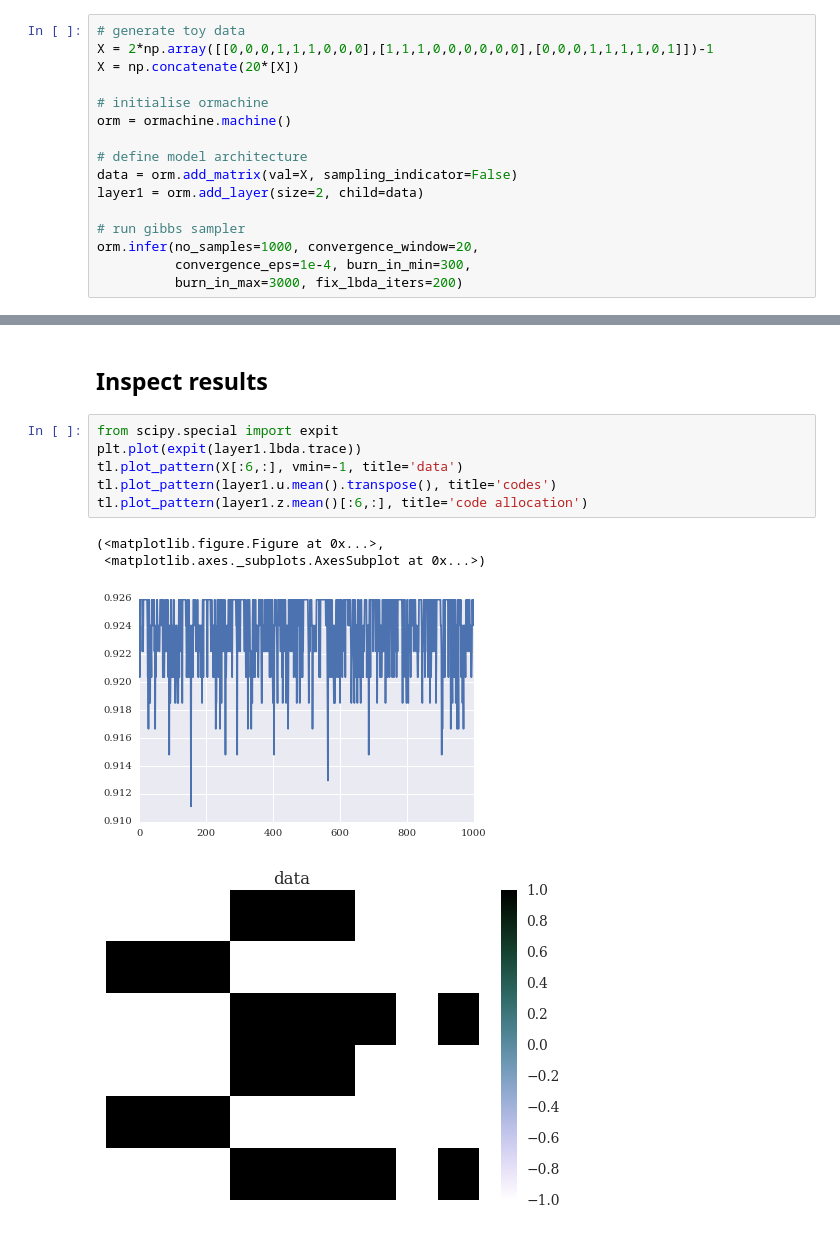
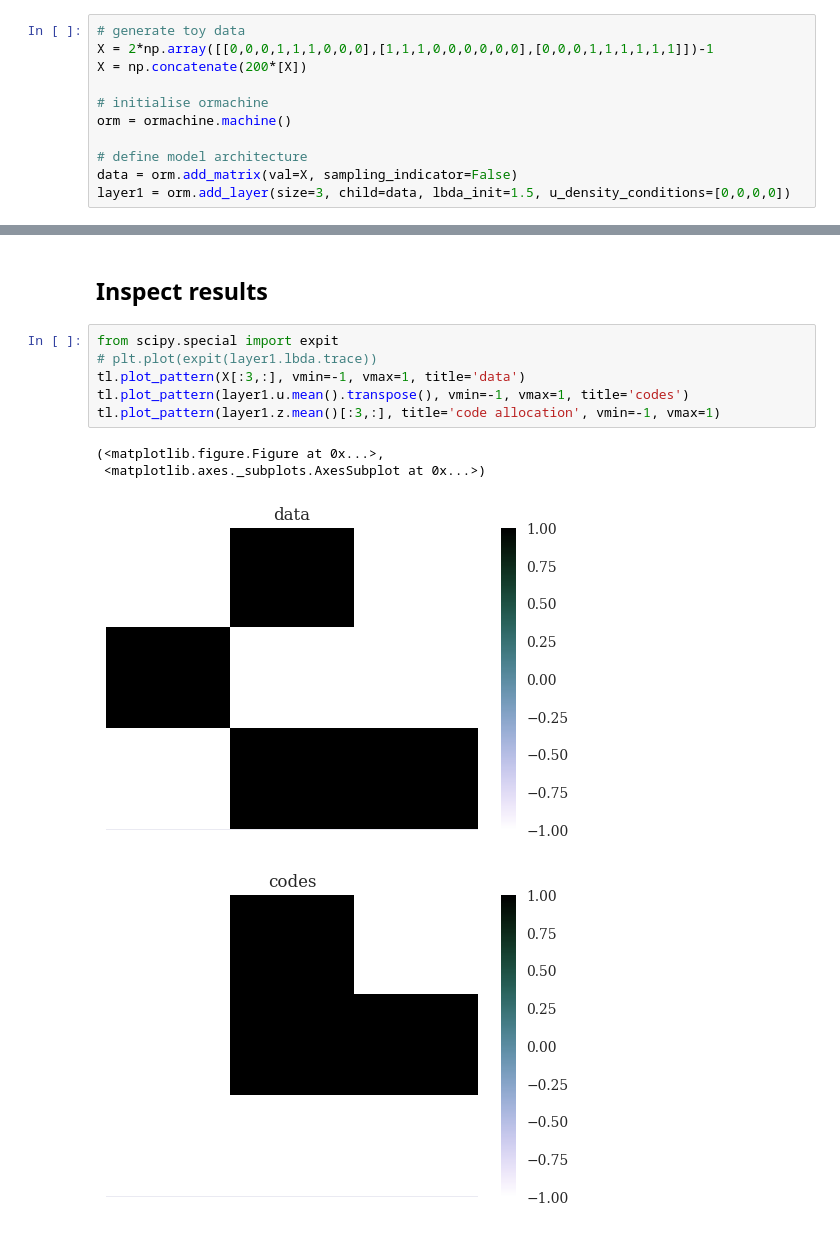
Before and after one commit to TammoR/ormachine, a Jupyter notebook: examples/toy_example.ipynb, the cells around one changed output, grey strips where cells are left out. Drawn from its saved outputs; the diff is of its cells as text.

Commit message:
add data and update readme

```diff
--- a/examples/toy_example.ipynb
+++ b/examples/toy_example.ipynb
@@ -11,17 +10,12 @@ import ormachine
 from importlib import reload
 # %%
 # generate toy data
-X = 2*np.array([[0,0,0,1,1,1,0,0,0],[1,1,1,0,0,0,0,0,0],[0,0,0,1,1,1,1,0,1]])-1
-X = np.concatenate(20*[X])
+X = 2*np.array([[0,0,0,1,1,1,0,0,0],[1,1,1,0,0,0,0,0,0],[0,0,0,1,1,1,1,1,1]])-1
+X = np.concatenate(200*[X])
 
 # initialise ormachine
 orm = ormachine.machine()
 
 # define model architecture
 data = orm.add_matrix(val=X, sampling_indicator=False)
-layer1 = orm.add_layer(size=2, child=data)
-
-# run gibbs sampler
-orm.infer(no_samples=1000, convergence_window=20,
-          convergence_eps=1e-4, burn_in_min=300,
-          burn_in_max=3000, fix_lbda_iters=200)
+layer1 = orm.add_layer(size=3, child=data, lbda_init=1.5, u_density_conditions=[0,0,0,0])
@@ -37,12 +35,12 @@ finished.
 ## Inspect results
 # %%
 from scipy.special import expit
-plt.plot(expit(layer1.lbda.trace))
-tl.plot_pattern(X[:6,:], vmin=-1, title='data')
-tl.plot_pattern(layer1.u.mean().transpose(), title='codes')
-tl.plot_pattern(layer1.z.mean()[:6,:], title='code allocation')
+# plt.plot(expit(layer1.lbda.trace))
+tl.plot_pattern(X[:3,:], vmin=-1, vmax=1, title='data')
+tl.plot_pattern(layer1.u.mean().transpose(), vmin=-1, vmax=1, title='codes')
+tl.plot_pattern(layer1.z.mean()[:3,:], title='code allocation', vmin=-1, vmax=1)
 # %% [output]
 (<matplotlib.figure.Figure at 0x...>,
  <matplotlib.axes._subplots.AxesSubplot at 0x...>)
-[figure, old version]
+[figure, new version]
-[figure, old version]
+[figure, new version]
```
Also changed, not shown: parts of 7 cells of this notebook, 9 other files.
